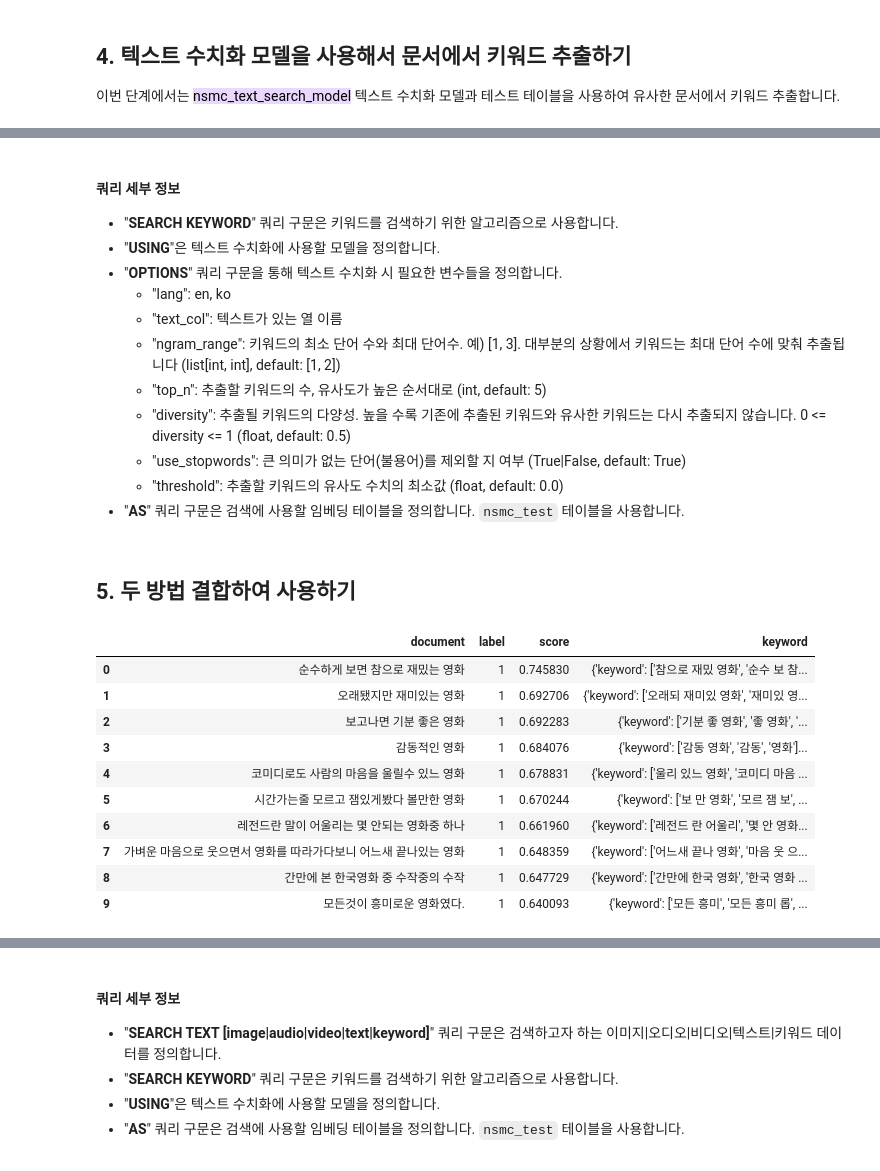
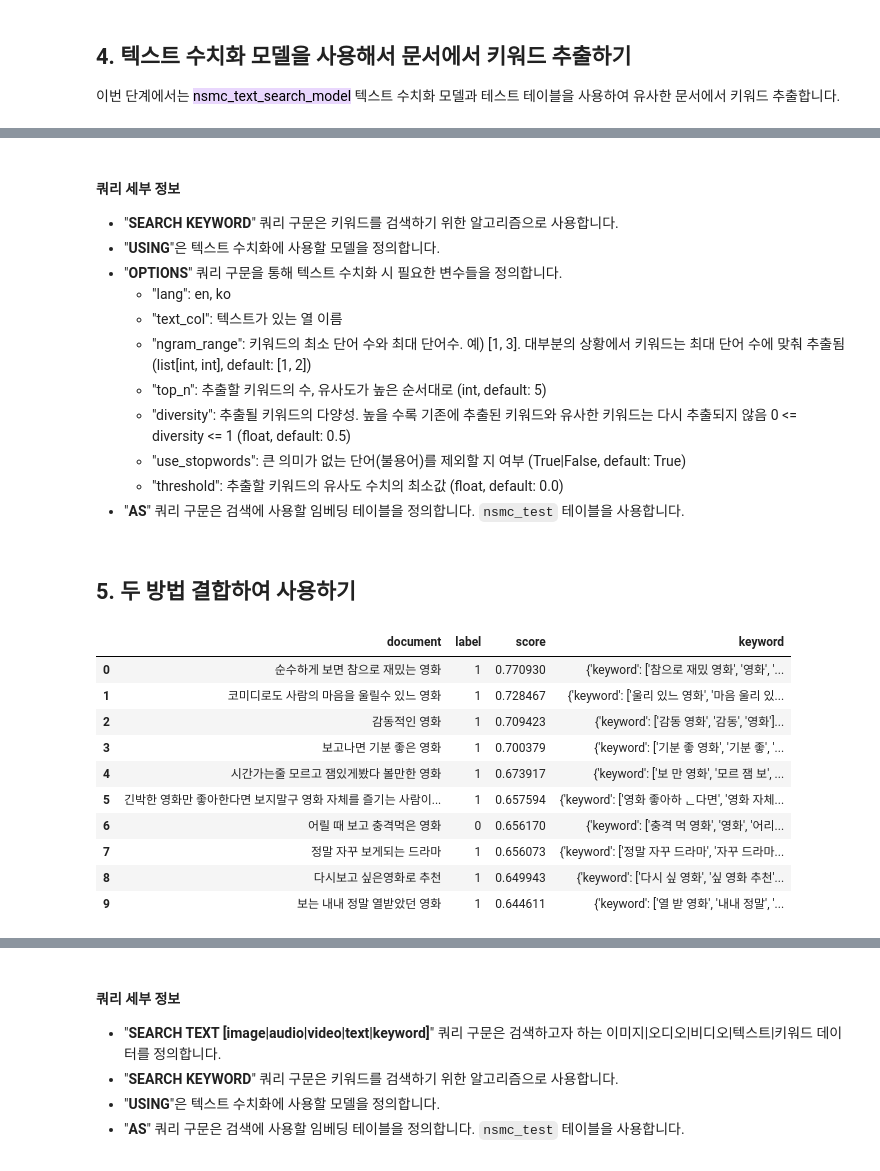
Before and after one commit to smartmind-team/thanosql-tutorial, a Jupyter notebook: tutorial/thanosql_search/search_text_by_text.ipynb, the cells around one changed output, grey strips where cells are left out. Saved outputs shown, nothing was run; the diff lists cells and outputs as text; code cells hidden in the pictures.

Commit message:
fix: SEARCH clause

```diff
--- a/tutorial/thanosql_search/search_text_by_text.ipynb
+++ b/tutorial/thanosql_search/search_text_by_text.ipynb
@@ -356,9 +361,9 @@ WHERE score > 0.5
             <ul>
                 <li>"lang": en, ko</li>
                 <li>"text_col": 텍스트가 있는 열 이름</li>
-                <li>"ngram_range": 키워드의 최소 단어 수와 최대 단어수. 예) [1, 3]. 대부분의 상황에서 키워드는 최대 단어 수에 맞춰 추출됩니다 (list[int, int], default: [1, 2])</li>
+                <li>"ngram_range": 키워드의 최소 단어 수와 최대 단어수. 예) [1, 3]. 대부분의 상황에서 키워드는 최대 단어 수에 맞춰 추출됨 (list[int, int], default: [1, 2])</li>
                 <li>"top_n": 추출할 키워드의 수, 유사도가 높은 순서대로 (int, default: 5)</li>
-                <li>"diversity": 추출될 키워드의 다양성. 높을 수록 기존에 추출된 키워드와 유사한 키워드는 다시 추출되지 않습니다. 0 <= diversity <= 1 (float, default: 0.5)</li>
+                <li>"diversity": 추출될 키워드의 다양성. 높을 수록 기존에 추출된 키워드와 유사한 키워드는 다시 추출되지 않음 0 <= diversity <= 1 (float, default: 0.5)</li>
                 <li>"use_stopwords": 큰 의미가 없는 단어(불용어)를 제외할 지 여부 (True|False, default: True)</li>
                 <li>"threshold": 추출할 키워드의 유사도 수치의 최소값 (float, default: 0.0)</li>
             </ul>
@@ -371,40 +376,42 @@ WHERE score > 0.5
 # %%
 %%thanosql
 SEARCH KEYWORD
 USING nsmc_text_search_model
 OPTIONS (
     text_col="document",
     ngram_range=[1, 3],
     use_stopwords=True
     )
 AS (
     SELECT document, label, score
     FROM (
-        SEARCH TEXT text="가볍게 볼 수 있는 코미디 영화"
+        SEARCH TEXT
         USING nsmc_text_search_model
         OPTIONS (
+            search_input_type="text",
+            search_input="가볍게 볼 수 있는 코미디 영화",
             emb_col = "convert_result",
             column_name="score"
             )
         AS
         SELECT *
         FROM nsmc_test
         )
     ORDER BY score DESC
     LIMIT 10
 )
 # %% [output]
 |  | document | label | score | keyword |
-| 0 | 순수하게 보면 참으로 재밌는 영화 | 1 | 0.745830 | {'keyword': ['참으로 재밌 영화', '순수 보 참... |
-| 1 | 오래됐지만 재미있는 영화 | 1 | 0.692706 | {'keyword': ['오래되 재미있 영화', '재미있 영... |
-| 2 | 보고나면 기분 좋은 영화 | 1 | 0.692283 | {'keyword': ['기분 좋 영화', '좋 영화', '... |
-| 3 | 감동적인 영화 | 1 | 0.684076 | {'keyword': ['감동 영화', '감동', '영화']... |
-| 4 | 코미디로도 사람의 마음을 울릴수 있느 영화 | 1 | 0.678831 | {'keyword': ['울리 있느 영화', '코미디 마음 ... |
-| 5 | 시간가는줄 모르고 잼있게봤다 볼만한 영화 | 1 | 0.670244 | {'keyword': ['보 만 영화', '모르 잼 보', ... |
-| 6 | 레전드란 말이 어울리는 몇 안되는 영화중 하나 | 1 | 0.661960 | {'keyword': ['레전드 란 어울리', '몇 안 영화... |
-| 7 | 가벼운 마음으로 웃으면서 영화를 따라가다보니 어느새 끝나있는 영화 | 1 | 0.648359 | {'keyword': ['어느새 끝나 영화', '마음 웃 으... |
-| 8 | 간만에 본 한국영화 중 수작중의 수작 | 1 | 0.647729 | {'keyword': ['간만에 한국 영화', '한국 영화 ... |
-| 9 | 모든것이 흥미로운 영화였다. | 1 | 0.640093 | {'keyword': ['모든 흥미', '모든 흥미 롭', ... |
+| 0 | 순수하게 보면 참으로 재밌는 영화 | 1 | 0.770930 | {'keyword': ['참으로 재밌 영화', '영화', '... |
+| 1 | 코미디로도 사람의 마음을 울릴수 있느 영화 | 1 | 0.728467 | {'keyword': ['울리 있느 영화', '마음 울리 있... |
+| 2 | 감동적인 영화 | 1 | 0.709423 | {'keyword': ['감동 영화', '감동', '영화']... |
+| 3 | 보고나면 기분 좋은 영화 | 1 | 0.700379 | {'keyword': ['기분 좋 영화', '기분 좋', '... |
+| 4 | 시간가는줄 모르고 잼있게봤다 볼만한 영화 | 1 | 0.673917 | {'keyword': ['보 만 영화', '모르 잼 보', ... |
+| 5 | 긴박한 영화만 좋아한다면 보지말구 영화 자체를 즐기는 사람이... | 1 | 0.657594 | {'keyword': ['영화 좋아하 ᆫ다면', '영화 자체... |
+| 6 | 어릴 때 보고 충격먹은 영화 | 0 | 0.656170 | {'keyword': ['충격 먹 영화', '영화', '어리... |
+| 7 | 정말 자꾸 보게되는 드라마 | 1 | 0.656073 | {'keyword': ['정말 자꾸 드라마', '자꾸 드라마... |
+| 8 | 다시보고 싶은영화로 추천 | 1 | 0.649943 | {'keyword': ['다시 싶 영화', '싶 영화 추천'... |
+| 9 | 보는 내내 정말 열받았던 영화 | 1 | 0.644611 | {'keyword': ['열 받 영화', '내내 정말', '... |
 # %%
 %%thanosql
 SELECT document, label, keyword -> 'keyword' AS keywords, keyword -> 'score' AS score
```
Also changed, not shown: parts of 10 cells of this notebook, 6 other files.
